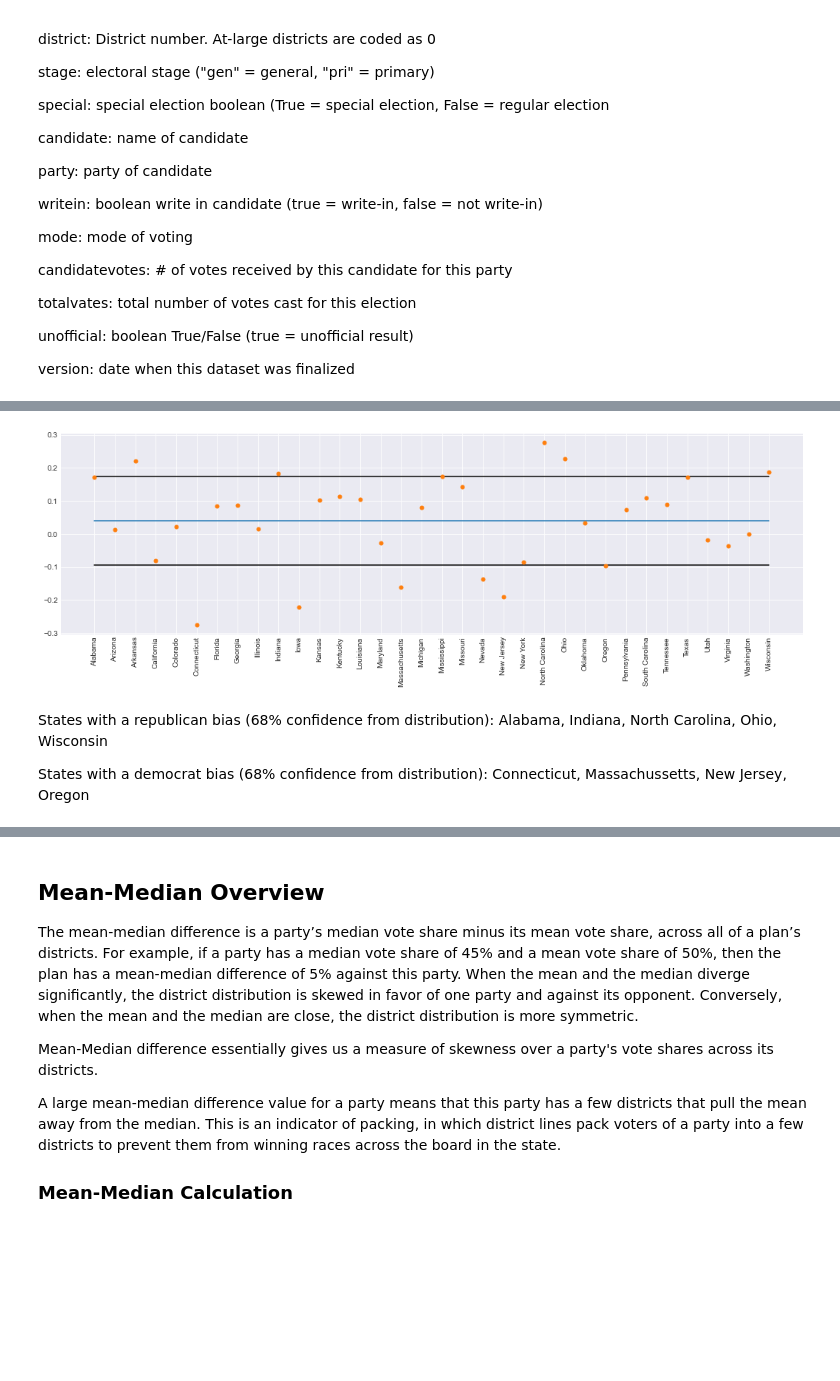
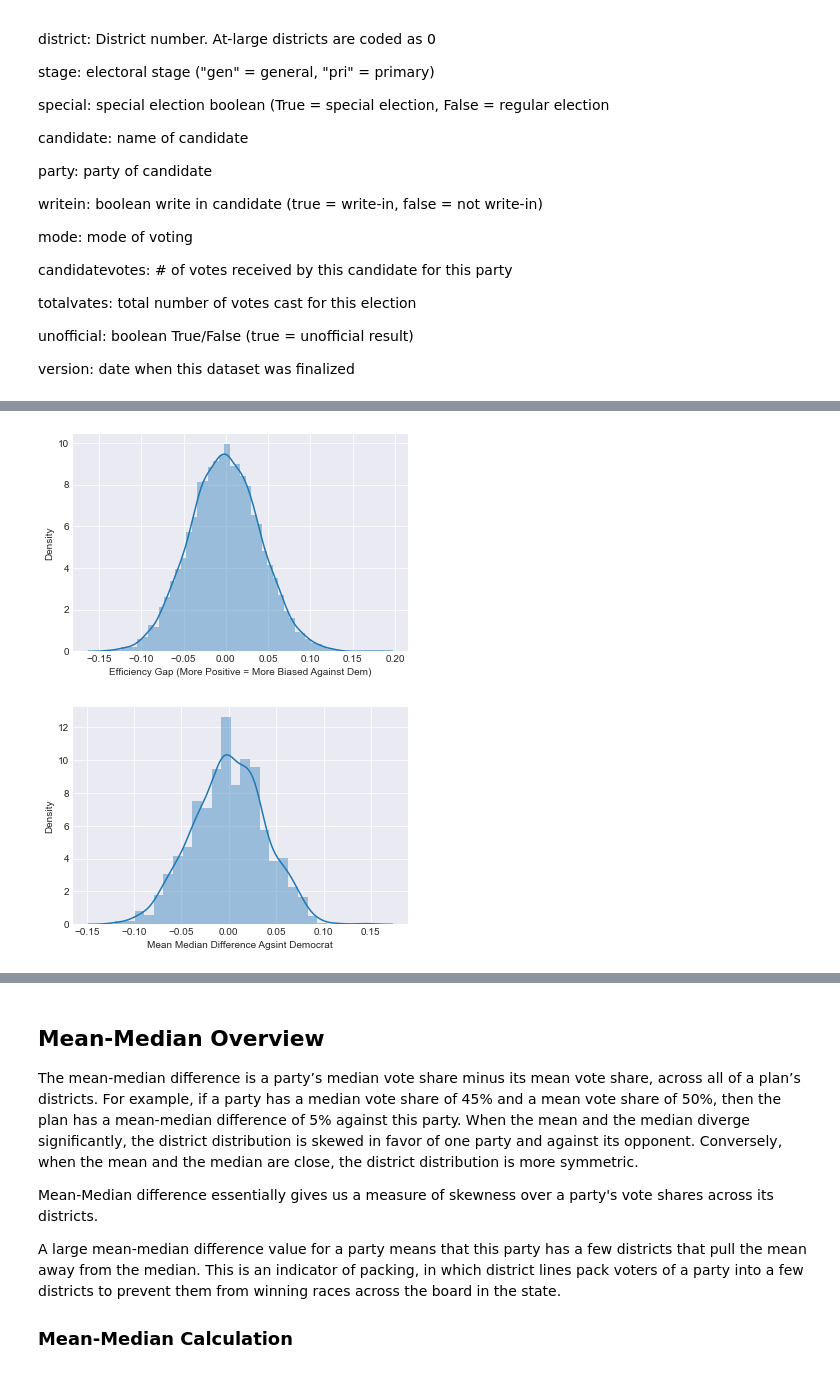
Before and after one commit to dpalencia/cs541g3, a Jupyter notebook: Notebooks/Data Understanding/District Vote Counts - Gerrymandering Analysis.ipynb, the cells around one changed output, grey strips where cells are left out. Saved outputs shown, nothing was run; the diff lists cells and outputs as text; code cells hidden in the pictures; blank space fills up the shorter version.

```diff
--- a/Notebooks/Data Understanding/District Vote Counts - Gerrymandering Analysis.ipynb
+++ b/Notebooks/Data Understanding/District Vote Counts - Gerrymandering Analysis.ipynb
@@ -302,42 +333,0 @@ sns.histplot(e_gap_values)
-# %%
-import random
-def simulate_election_egap(num_voters, num_districts, simulations):
-    e_gap_values = []
-    total_votes = num_voters
-    for i in range(simulations):
-        # Comment this....
-        vote_counts_simulate = pd.DataFrame()
-        random_district_proportions = []
-        remaining_proportion = 1
-        for i in range(num_districts - 1):
-            random_sample = random.uniform(0, remaining_proportion)
-            random_district_proportions.append(random_sample)
-            remaining_proportion -= random_sample
-
-        random_district_proportions.append(remaining_proportion)
-        random_district_proportions = np.array(random_district_proportions)
-        district_totals = total_votes * random_district_proportions
-        random_district_proportions, total_votes, district_totals
-        np.sum(district_totals), total_votes, np.sum(random_district_proportions)
-
-        random_democrat_proportion = []
-        for i in range(num_districts):
-            random_democrat_proportion.append(random.uniform(0, 1))
-
-        dem_votes_random = district_totals * random_democrat_proportion
-        rep_votes_random = district_totals - dem_votes_random
-
-        vote_counts_simulate["dem_votes"] = dem_votes_random
-        vote_counts_simulate["rep_votes"] = rep_votes_random
-
-        wasted_dem_random, wasted_rep_random = calculate_wasted_votes(vote_counts_simulate)
-        wasted_dem_state = np.sum(wasted_dem_random)
-        wasted_rep_state = np.sum(wasted_rep_random)
-        dem_state_votes = np.sum(dem_votes_random)
-        rep_state_votes = np.sum(rep_votes_random)
-        e_gap = get_efficiency_gap(dem_state_votes, rep_state_votes, wasted_dem_state, wasted_rep_state)
-        e_gap_values.append(e_gap)
-    return e_gap_values
-
-e_gap_values = simulate_election_egap(1000, 30, 5000)
-sns.histplot(e_gap_values)
@@ -385,24 +356,8 @@ The middle line is the mean, and the top and bottom lines are -1 and +1 stds fro
-# %%
-fig = plt.gcf()
-fig.set_size_inches(18, 5)
-plt.xticks(rotation=90)
-
-average_e_gap = np.mean(vote_counts_bystate["e_gap"])
-std_e_gap = np.std(vote_counts_bystate["e_gap"])
-stateLength = len(vote_counts_bystate["e_gap"])
-
-
-_ = plt.plot(np.arange(stateLength), [average_e_gap] * stateLength)
-_ = plt.plot(np.arange(stateLength), [average_e_gap + 1 * std_e_gap] * stateLength, color="black")
-_ = plt.plot(np.arange(stateLength), [average_e_gap - 1 * std_e_gap] * stateLength, color="black")
-_ = plt.plot(vote_counts_bystate.reset_index()["state"], vote_counts_bystate["e_gap"],
-             linestyle="none",
-            marker=".", markersize=10)
-# %% [output]
-[figure, removed]
-# %% [markdown]
-States with a republican bias (68% confidence from distribution):
-Alabama, Indiana, North Carolina, Ohio, Wisconsin
-
-States with a democrat bias (68% confidence from distribution):
-Connecticut, Massachussetts, New Jersey, Oregon
+# %%
+_ = sns.distplot(e_gap_values, axlabel="Efficiency Gap (More Positive = More Biased Against Dem)")
+# %% [output]
+[figure, added]
+# %%
+_ = sns.distplot(mm_diff_against_dem, axlabel="Mean Median Difference Agsint Democrat")
+# %% [output]
+[figure, added]
```
Also changed, not shown: parts of 52 cells of this notebook.
